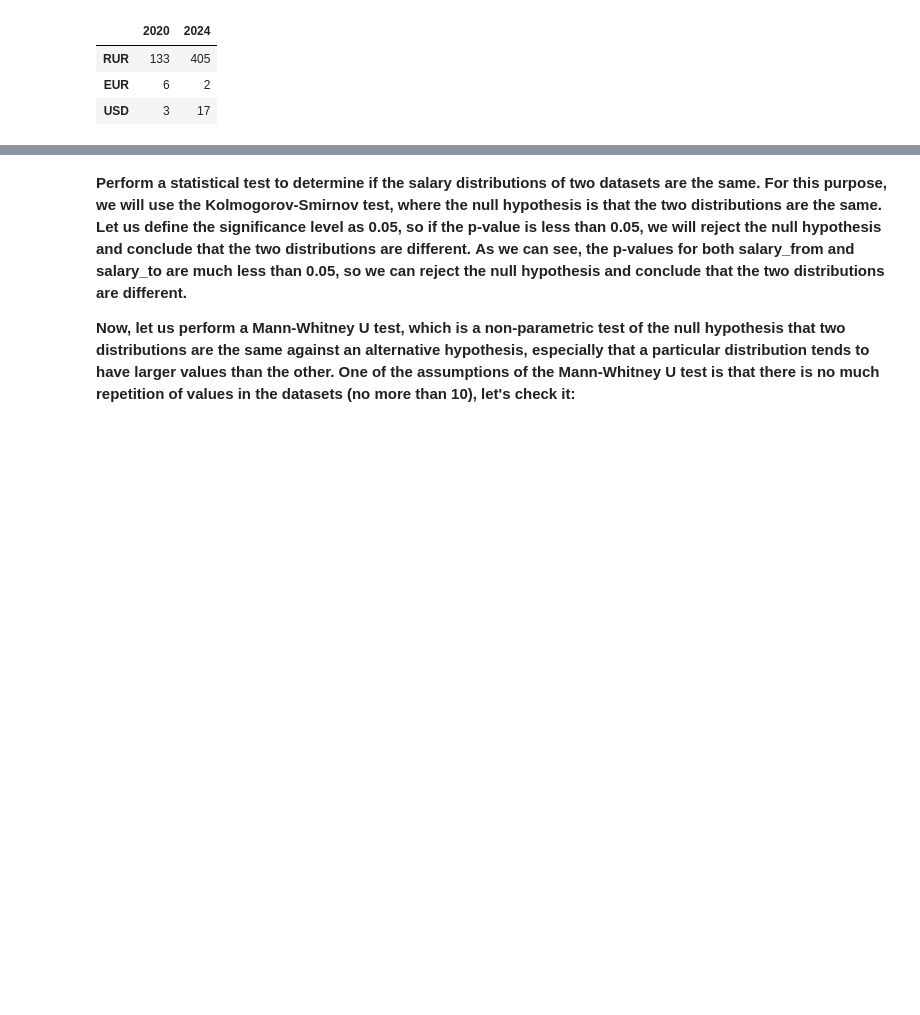
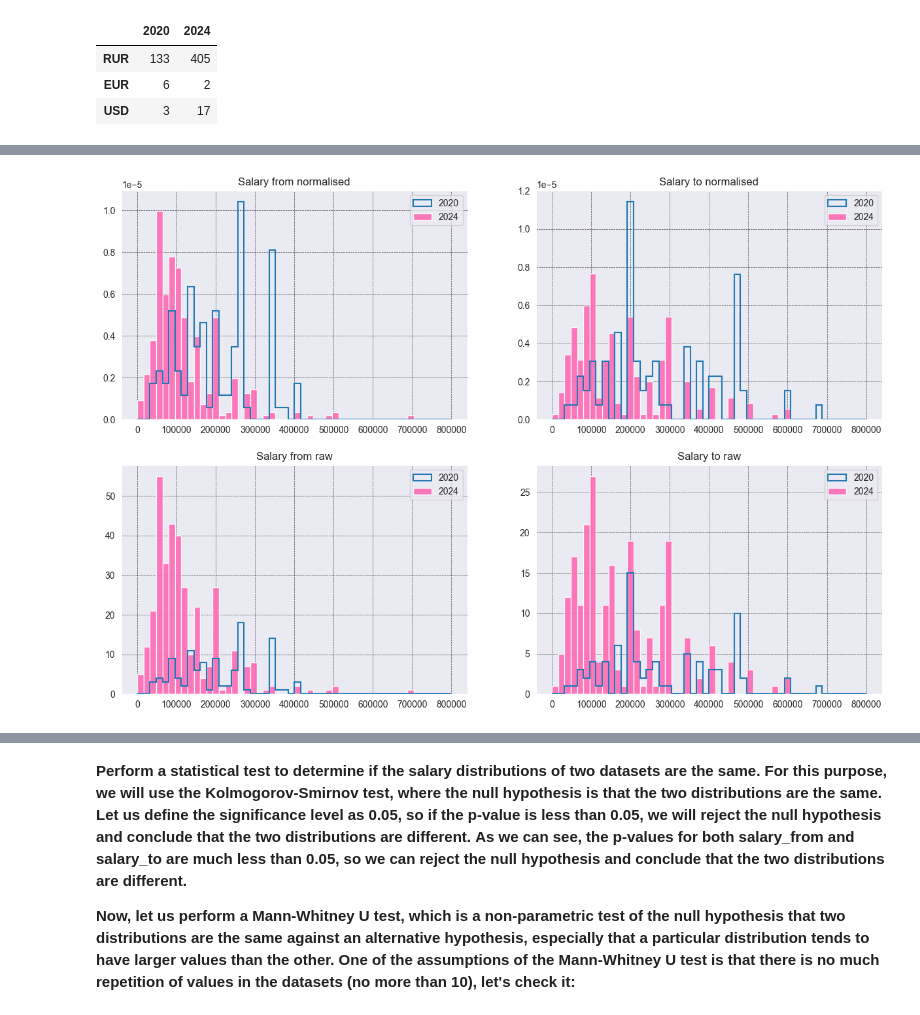
Before and after one commit to sashhhaka/HH-VacancyAnalysis, a Jupyter notebook: exploring.ipynb, the cells around one changed output, grey strips where cells are left out. Saved outputs shown, nothing was run; the diff lists cells and outputs as text; code cells hidden in the pictures; blank space fills up the shorter version.

```diff
--- a/exploring.ipynb
+++ b/exploring.ipynb
@@ -148,0 +151,57 @@ df24_sal_to = df24_sal_to.rename(columns={'salary_currency': 'initial_currency'}
+# %%
+#draw normilized and raw histograms for salary_from and salary_to comparing 2020 and 2024
+# todo: move to 2d loop
+fig, ax = plt.subplots(2, 2, figsize=(15, 10))
+
+ax[0, 0].hist(df20_sal_from['salary_from_rub'], bins=50, range=(0, 800000),
+              density=True,
+              histtype='step', linewidth=1.5)
+
+ax[0, 0].hist(df24_sal_from['salary_from_rub'], bins=50, range=(0, 800000), alpha=0.9, color='hotpink',
+              density=True,
+              histtype='bar')
+
+ax[0, 0].set_title('Salary from normalised')
+ax[0, 0].legend(['2020', '2024'])
+ax[0, 0].grid(True, linestyle='--', linewidth=0.5, color='black', alpha=0.7)
+
+ax[0, 1].hist(df20_sal_to['salary_to_rub'], bins=50, range=(0, 800000),
+              density=True,
+              histtype='step', linewidth=1.5)
+
+ax[0, 1].hist(df24_sal_to['salary_to_rub'], bins=50, range=(0, 800000), alpha=0.9, color='hotpink',
+              density=True,
+              histtype='bar')
+
+ax[0, 1].set_title('Salary to normalised')
+ax[0, 1].legend(['2020', '2024'])
+
+ax[0, 1].grid(True, linestyle='--', linewidth=0.5, color='black', alpha=0.7)
+
+ax[1, 0].hist(df20_sal_from['salary_from_rub'], bins=50, range=(0, 800000),
+              #density=True,
+              histtype='step', linewidth=1.5)
+
+ax[1, 0].hist(df24_sal_from['salary_from_rub'], bins=50, range=(0, 800000), alpha=0.9, color='hotpink',
+              #density=True,
+              histtype='bar')
+
+ax[1, 0].set_title('Salary from raw')
+ax[1, 0].legend(['2020', '2024'])
+ax[1, 0].grid(True, linestyle='--', linewidth=0.5, color='black', alpha=0.7)
+
+ax[1, 1].hist(df20_sal_to['salary_to_rub'], bins=50, range=(0, 800000),
+              #density=True,
+              histtype='step', linewidth=1.5)
+
+ax[1, 1].hist(df24_sal_to['salary_to_rub'], bins=50, range=(0, 800000), alpha=0.9, color='hotpink',
+              #density=True,
+              histtype='bar')
+
+ax[1, 1].set_title('Salary to raw')
+ax[1, 1].legend(['2020', '2024'])
+ax[1, 1].grid(True, linestyle='--', linewidth=0.5, color='black', alpha=0.7)
+
+plt.show()
+# %% [output]
+[figure, added]
```
Also changed, not shown: parts of 53 cells of this notebook.
